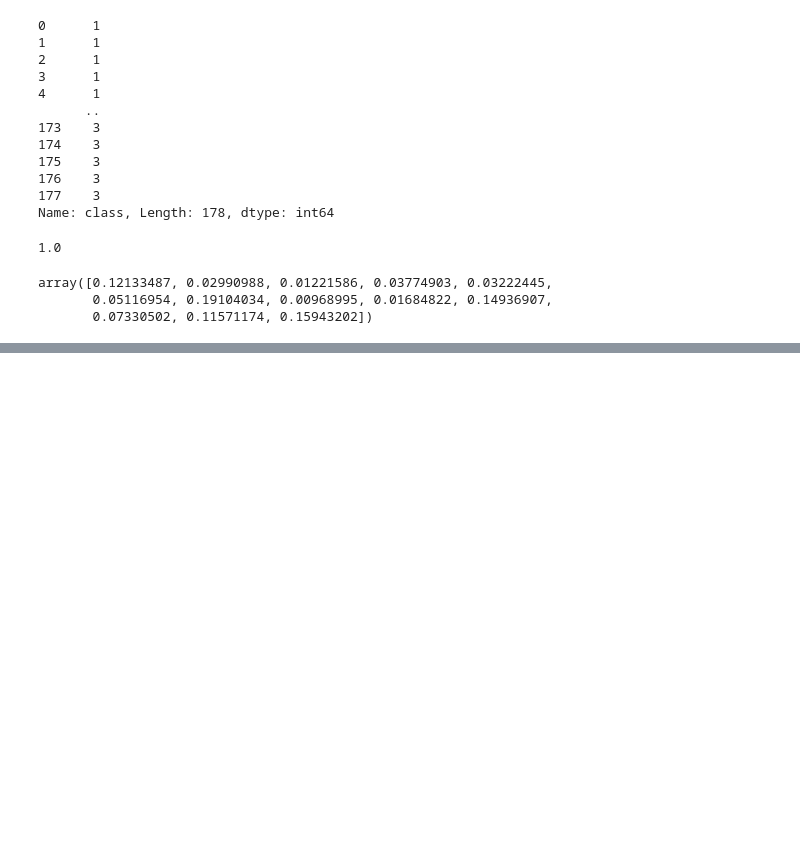
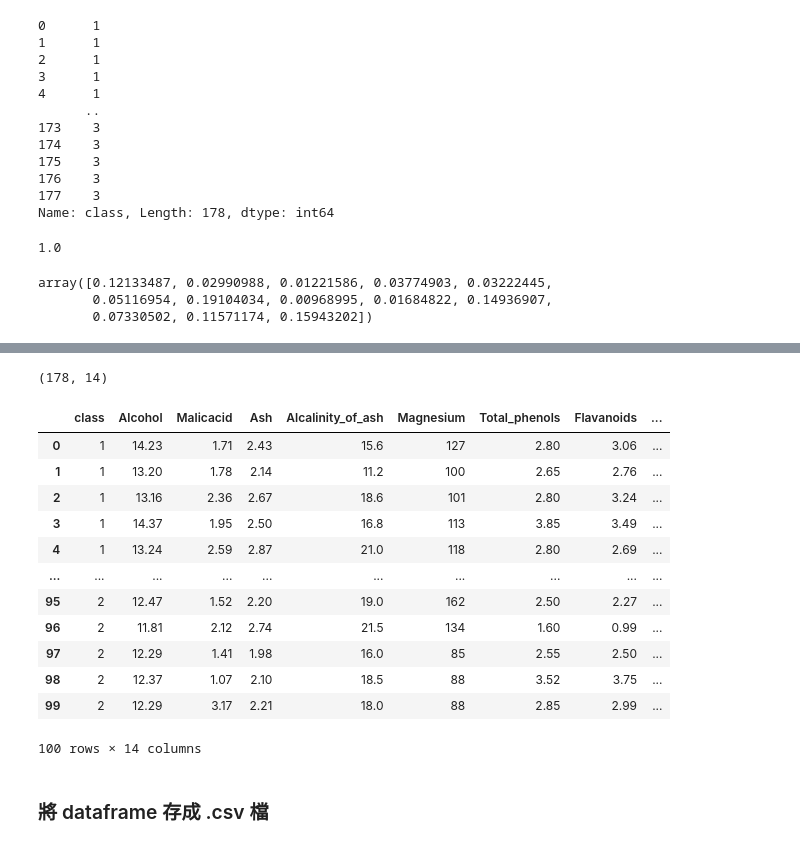
Before and after one commit to vcdemy/20240416, a Jupyter notebook: 2040416筆記.ipynb, the cells around one changed output, grey strips where cells are left out. Saved outputs shown, nothing was run; the diff lists cells and outputs as text; code cells hidden in the pictures; blank space fills up the shorter version.

```diff
--- a/2040416筆記.ipynb
+++ b/2040416筆記.ipynb
@@ -180,0 +194,22 @@ array([0.12133487, 0.02990988, 0.01221586, 0.03774903, 0.03222445,
+# %%
+df.shape
+# %% [output]
+(178, 14)
+# %%
+df.iloc[:100]
+# %% [output]
+|  | class | Alcohol | Malicacid | Ash | Alcalinity_of_ash | Magnesium | Total_phenols | Flavanoids | ... |
+| 0 | 1 | 14.23 | 1.71 | 2.43 | 15.6 | 127 | 2.80 | 3.06 | ... |
+| 1 | 1 | 13.20 | 1.78 | 2.14 | 11.2 | 100 | 2.65 | 2.76 | ... |
+| 2 | 1 | 13.16 | 2.36 | 2.67 | 18.6 | 101 | 2.80 | 3.24 | ... |
+| 3 | 1 | 14.37 | 1.95 | 2.50 | 16.8 | 113 | 3.85 | 3.49 | ... |
+| 4 | 1 | 13.24 | 2.59 | 2.87 | 21.0 | 118 | 2.80 | 2.69 | ... |
+| ... | ... | ... | ... | ... | ... | ... | ... | ... | ... |
+| 95 | 2 | 12.47 | 1.52 | 2.20 | 19.0 | 162 | 2.50 | 2.27 | ... |
+| 96 | 2 | 11.81 | 2.12 | 2.74 | 21.5 | 134 | 1.60 | 0.99 | ... |
+| 97 | 2 | 12.29 | 1.41 | 1.98 | 16.0 | 85 | 2.55 | 2.50 | ... |
+| 98 | 2 | 12.37 | 1.07 | 2.10 | 18.5 | 88 | 3.52 | 3.75 | ... |
+| 99 | 2 | 12.29 | 3.17 | 2.21 | 18.0 | 88 | 2.85 | 2.99 | ... |
+100 rows × 14 columns
+# %% [markdown]
+### 將 dataframe 存成 .csv 檔
```
Also changed, not shown: parts of 4 cells of this notebook.
